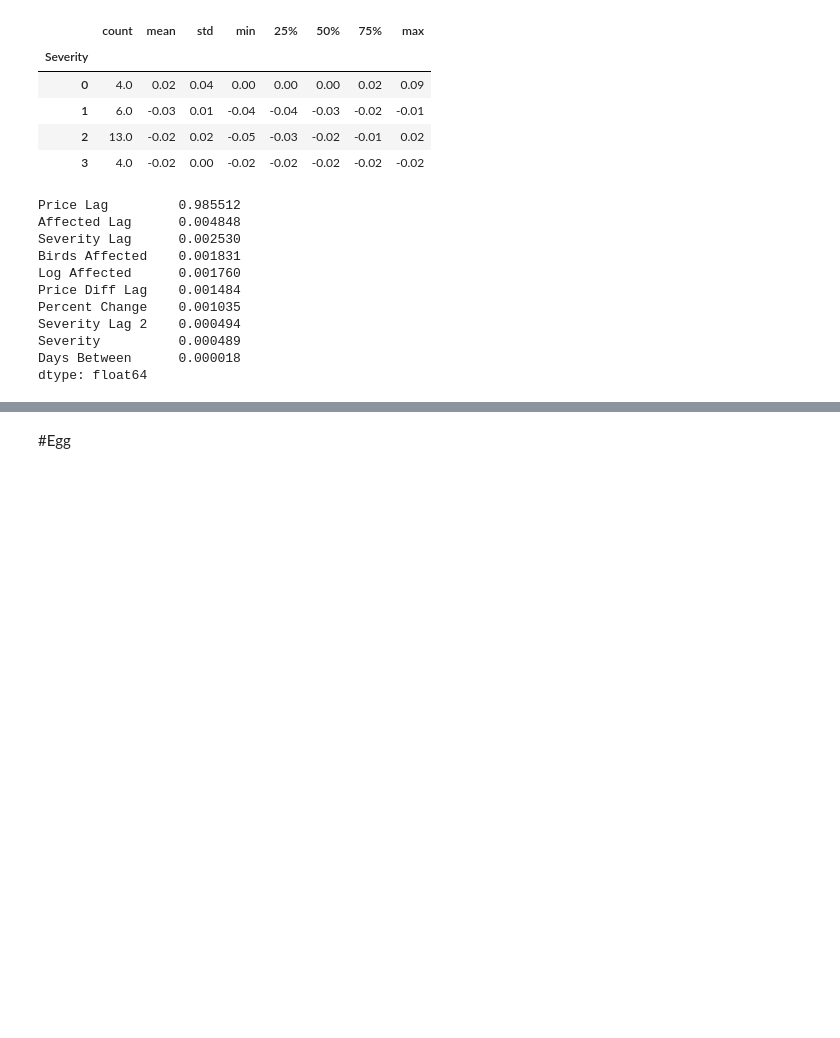
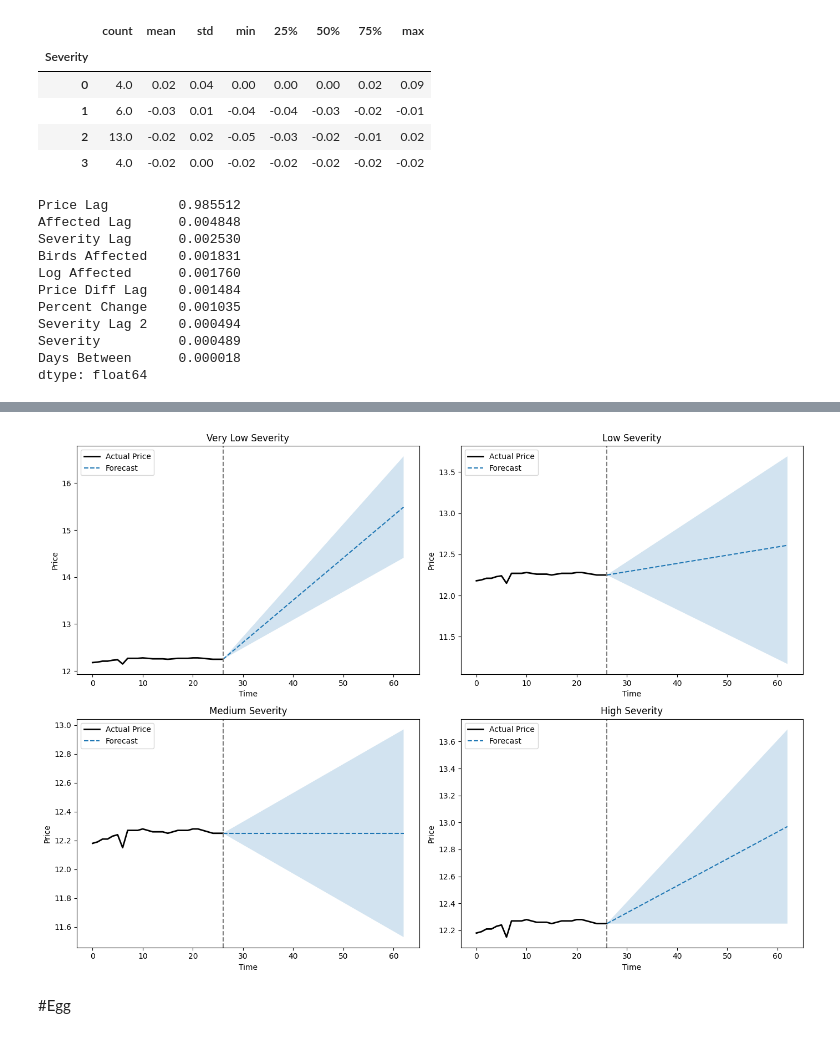
Before and after one commit to bhagatjeetd/CS_163_project, a Jupyter notebook: Affected_Birds_Analysis.ipynb, the cells around one changed output, grey strips where cells are left out. Saved outputs shown, nothing was run; the diff lists cells and outputs as text; code cells hidden in the pictures; blank space fills up the shorter version.

```diff
--- a/Affected_Birds_Analysis.ipynb
+++ b/Affected_Birds_Analysis.ipynb
@@ -296,3 +308,10 @@ Severity Lag 2    0.000494
 Severity          0.000489
 Days Between      0.000018
 dtype: float64
+# %%
+#Predicted price change
+predicted_price_change = [0]
+for i in range(1, len(chicken_test_data)):
+  predicted_price_change.append(round(chicken_test_data.loc[i, 'Price Predicted'] - chicken_test_data.loc[i-1, 'Price Predicted'], 2))
+chicken_test_data['Predicted Price Change'] = predicted_price_change
+chicken_test_data.groupby(['Severity Lag'])['Predicted Price Change'].describe().round(2)
@@ -299,3 +346,57 @@ dtype: float64
+# %%
+actual_prices = chicken_test_data['Price Actual'].values
+
+# --- use ALL data ---
+recent_prices = actual_prices
+history_window = len(recent_prices)
+
+# --- forecast settings ---
+steps = 36
+start_price = recent_prices[-1]
+
+severity_labels = {
+    0: "Very Low",
+    1: "Low",
+    2: "Medium",
+    3: "High"
+}
+
+fig, axes = plt.subplots(2, 2, figsize=(14, 10))
+axes = axes.flatten()
+
+for i, severity in enumerate([0, 1, 2, 3]):
+
+    ax = axes[i]
+
+    # --- full history ---
+    x_hist = range(history_window)
+    ax.plot(x_hist, recent_prices,
+            linewidth=2, color='black', label="Actual Price")
+
+    # --- forecast ---
+    mean, low, high = generate_price_paths(
+        start_price,
+        steps,
+        severity_ranges[severity]
+    )
+
+    x_future = range(history_window - 1, history_window + steps)
+
+    ax.plot(x_future, mean, linestyle='--', label="Forecast")
+    ax.fill_between(x_future, low, high, alpha=0.2)
+
+    # --- split line ---
+    ax.axvline(x=history_window - 1, linestyle='--', color='gray')
+
+    ax.set_title(f"{severity_labels[severity]} Severity")
+    ax.set_xlabel("Time")
+    ax.set_ylabel("Price")
+    ax.legend()
+
+plt.tight_layout()
+plt.show()
+# %% [output]
+[figure, added]
 # %% [markdown]
 #Egg
 # %%
```
Also changed, not shown: parts of 10 cells of this notebook.
